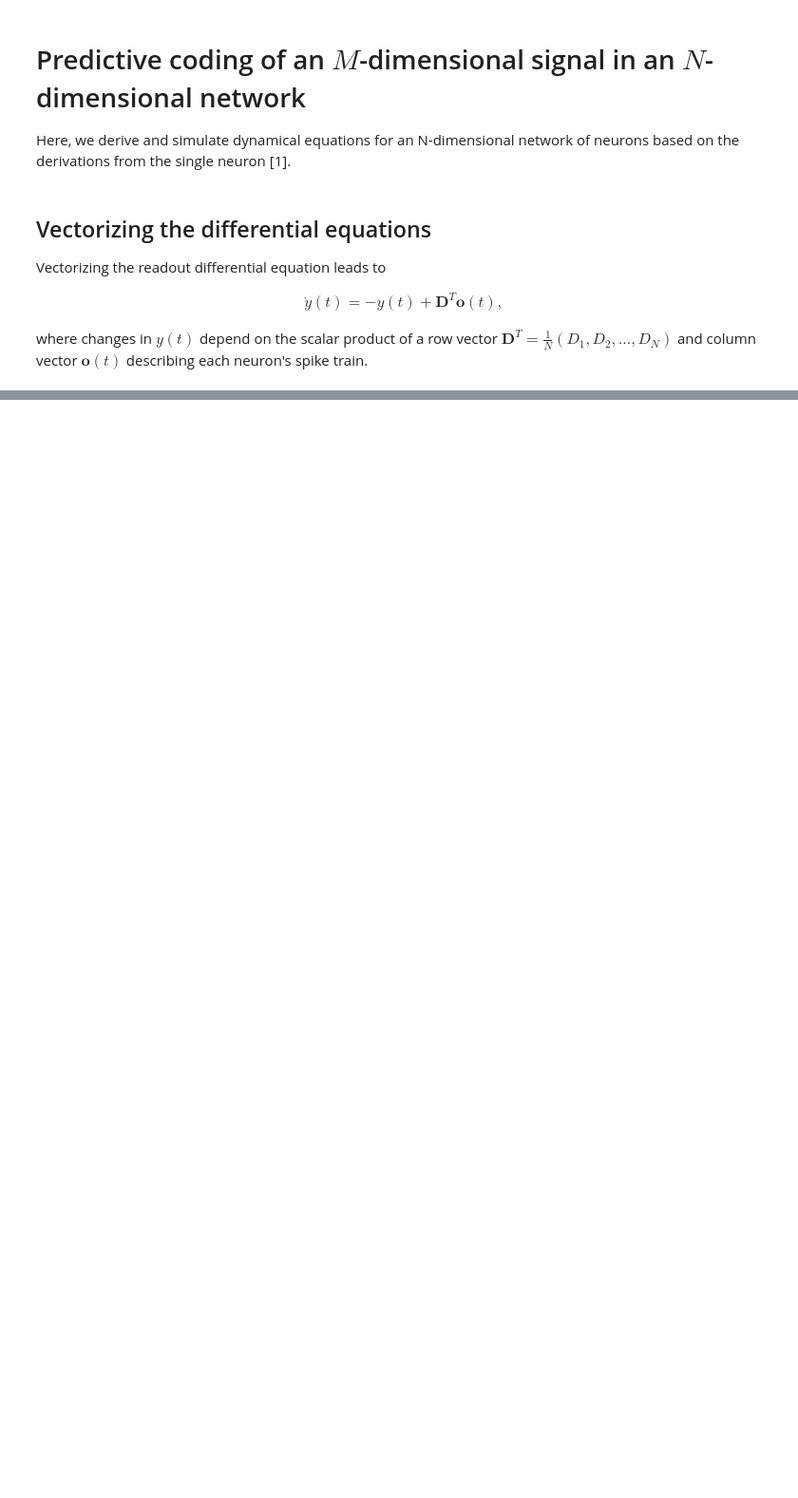
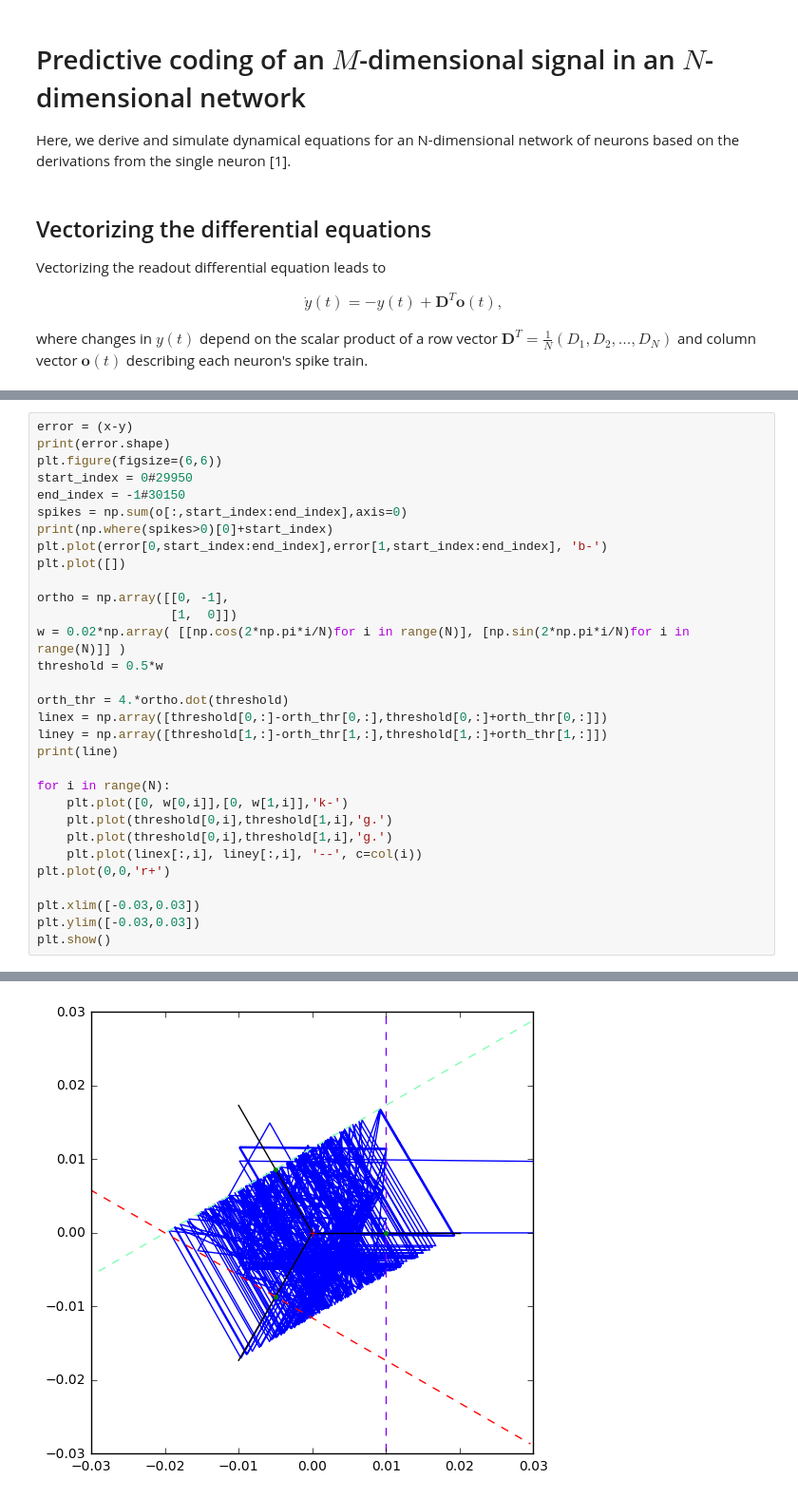
Before and after one commit to degoldschmidt/network-rotation, a Jupyter notebook: predcoding_vector_ND.ipynb, the cells around one changed output, grey strips where cells are left out. Shown at 95% size. Cells and saved outputs as stored; diff of their text form; blank space fills up the shorter version.

```diff
--- a/predcoding_vector_ND.ipynb
+++ b/predcoding_vector_ND.ipynb
@@ -213,0 +258,32 @@ plt.show()
+# %%
+error = (x-y)
+print(error.shape)
+plt.figure(figsize=(6,6))
+start_index = 0#29950
+end_index = -1#30150
+spikes = np.sum(o[:,start_index:end_index],axis=0)
+print(np.where(spikes>0)[0]+start_index)
+plt.plot(error[0,start_index:end_index],error[1,start_index:end_index], 'b-')
+plt.plot([])
+
+ortho = np.array([[0, -1],
+                  [1,  0]])
+w = 0.02*np.array( [[np.cos(2*np.pi*i/N)for i in range(N)], [np.sin(2*np.pi*i/N)for i in range(N)]] )
+threshold = 0.5*w
+
+orth_thr = 4.*ortho.dot(threshold)
+linex = np.array([threshold[0,:]-orth_thr[0,:],threshold[0,:]+orth_thr[0,:]])
+liney = np.array([threshold[1,:]-orth_thr[1,:],threshold[1,:]+orth_thr[1,:]])
+print(line)
+
+for i in range(N):
+    plt.plot([0, w[0,i]],[0, w[1,i]],'k-')
+    plt.plot(threshold[0,i],threshold[1,i],'g.')
+    plt.plot(threshold[0,i],threshold[1,i],'g.')
+    plt.plot(linex[:,i], liney[:,i], '--', c=col(i))
+plt.plot(0,0,'r+')
+
+plt.xlim([-0.03,0.03])
+plt.ylim([-0.03,0.03])
+plt.show()
+# %% [output]
@@ -213,0 +307 @@ plt.show()
+[figure, added]
```
Also changed, not shown: parts of 16 cells of this notebook, 5 other files.
